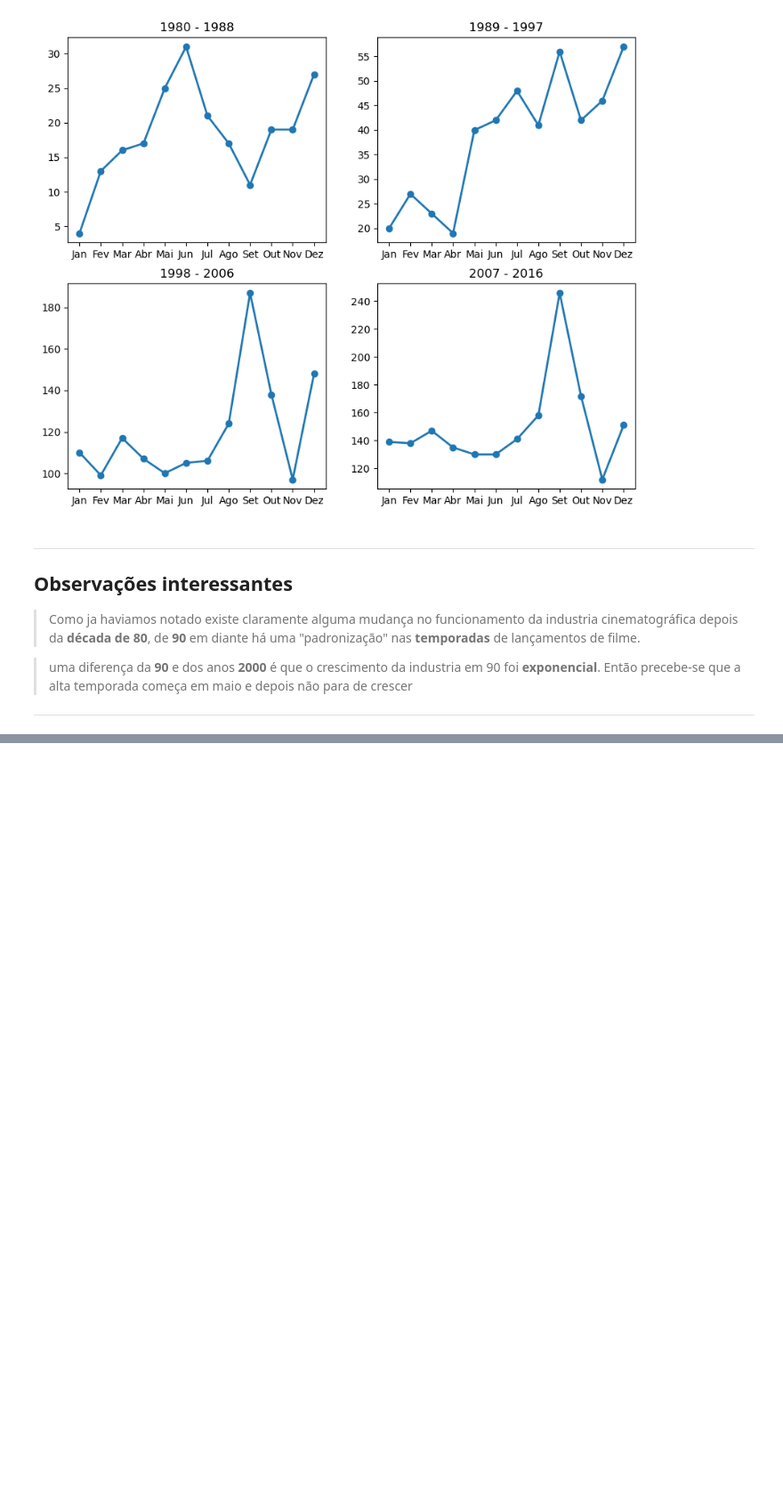
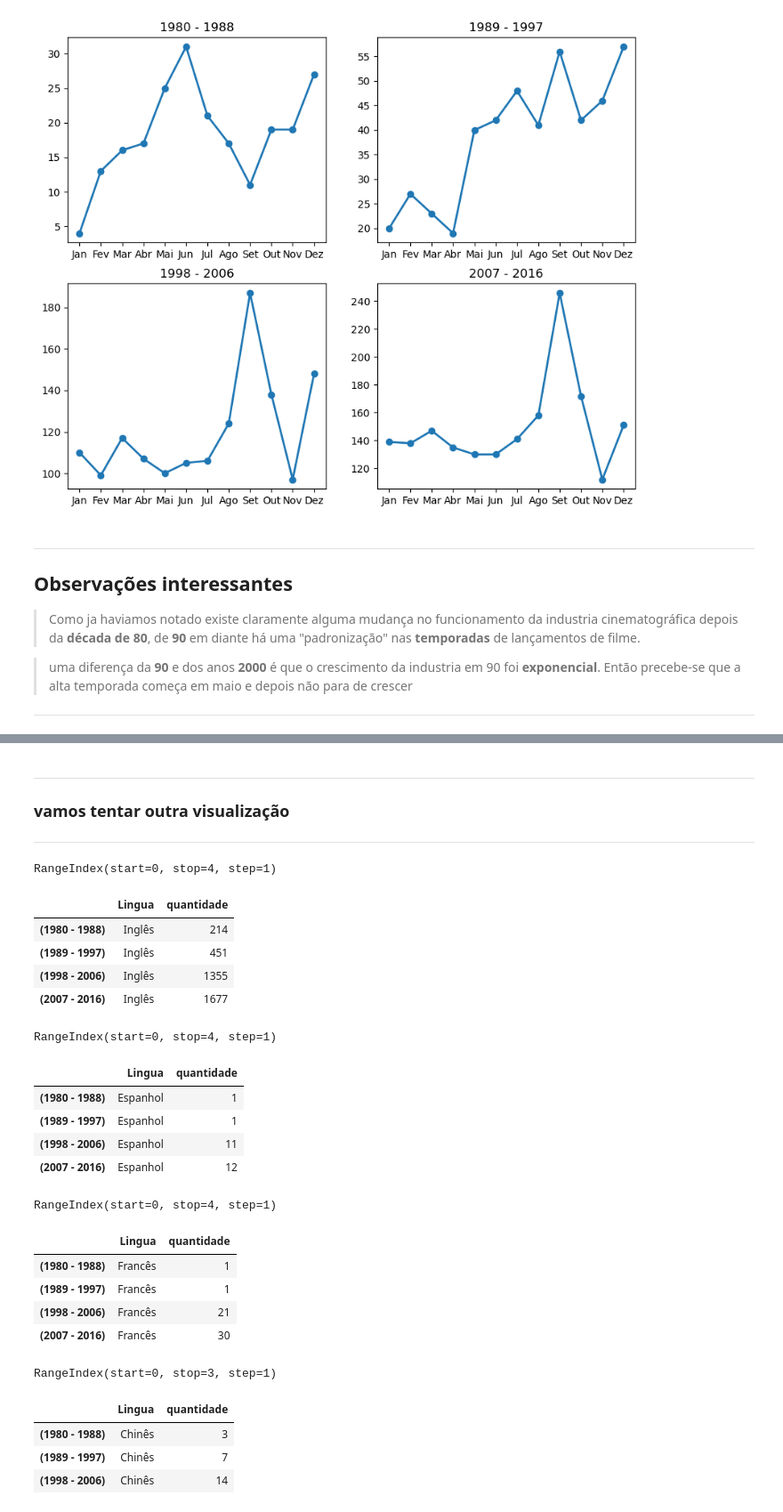
Before and after one commit to MiguelFreire-bit/IMDB-Analise_de_tendencia_de_lancamento, a Jupyter notebook: Analise_de_tendencia_de_lançamento.ipynb, the cells around one changed output, grey strips where cells are left out. Shown at 89% size. Saved outputs shown, nothing was run; the diff lists cells and outputs as text; code cells hidden in the pictures; blank space fills up the shorter version.

```diff
--- a/Analise_de_tendencia_de_lançamento.ipynb
+++ b/Analise_de_tendencia_de_lançamento.ipynb
@@ -688,0 +829,49 @@ Text(0.5, 1.0, '2007 - 2016')
+# %% [markdown]
+---
+### vamos tentar outra visualização
+---
+# %%
+def Amostra_linguas_solo(x):
+    Linguas_individualmente = pd.concat([
+        filmes_por_linguas_1.query("Lingua == @x"),
+        filmes_por_linguas_2.query("Lingua == @x"),
+        filmes_por_linguas_3.query("Lingua == @x"),
+        filmes_por_linguas_4.query("Lingua == @x")
+    ])
+
+    Linguas_individualmente = Linguas_individualmente.reset_index()
+
+    dicionario_ano = {0:'(1980 - 1988)', 1:'(1989 - 1997)',2:'(1998 - 2006)',3:'(2007 - 2016)'}
+    Linguas_individualmente.index = Linguas_individualmente.index.map(dicionario_ano)
+
+
+    return Linguas_individualmente
+# %%
+Linguas_individualmente_1 = Amostra_linguas_solo('Inglês')
+Linguas_individualmente_2 = Amostra_linguas_solo('Espanhol')
+Linguas_individualmente_3 = Amostra_linguas_solo('Francês')
+Linguas_individualmente_4 = Amostra_linguas_solo('Chinês')
+# %% [output]
+RangeIndex(start=0, stop=4, step=1)
+|  | Lingua | quantidade |
+| (1980 - 1988) | Inglês | 214 |
+| (1989 - 1997) | Inglês | 451 |
+| (1998 - 2006) | Inglês | 1355 |
+| (2007 - 2016) | Inglês | 1677 |
+RangeIndex(start=0, stop=4, step=1)
+|  | Lingua | quantidade |
+| (1980 - 1988) | Espanhol | 1 |
+| (1989 - 1997) | Espanhol | 1 |
+| (1998 - 2006) | Espanhol | 11 |
+| (2007 - 2016) | Espanhol | 12 |
+RangeIndex(start=0, stop=4, step=1)
+|  | Lingua | quantidade |
+| (1980 - 1988) | Francês | 1 |
+| (1989 - 1997) | Francês | 1 |
+| (1998 - 2006) | Francês | 21 |
+| (2007 - 2016) | Francês | 30 |
+RangeIndex(start=0, stop=3, step=1)
+|  | Lingua | quantidade |
+| (1980 - 1988) | Chinês | 3 |
+| (1989 - 1997) | Chinês | 7 |
+| (1998 - 2006) | Chinês | 14 |
```
Also changed, not shown: parts of 13 cells of this notebook.
